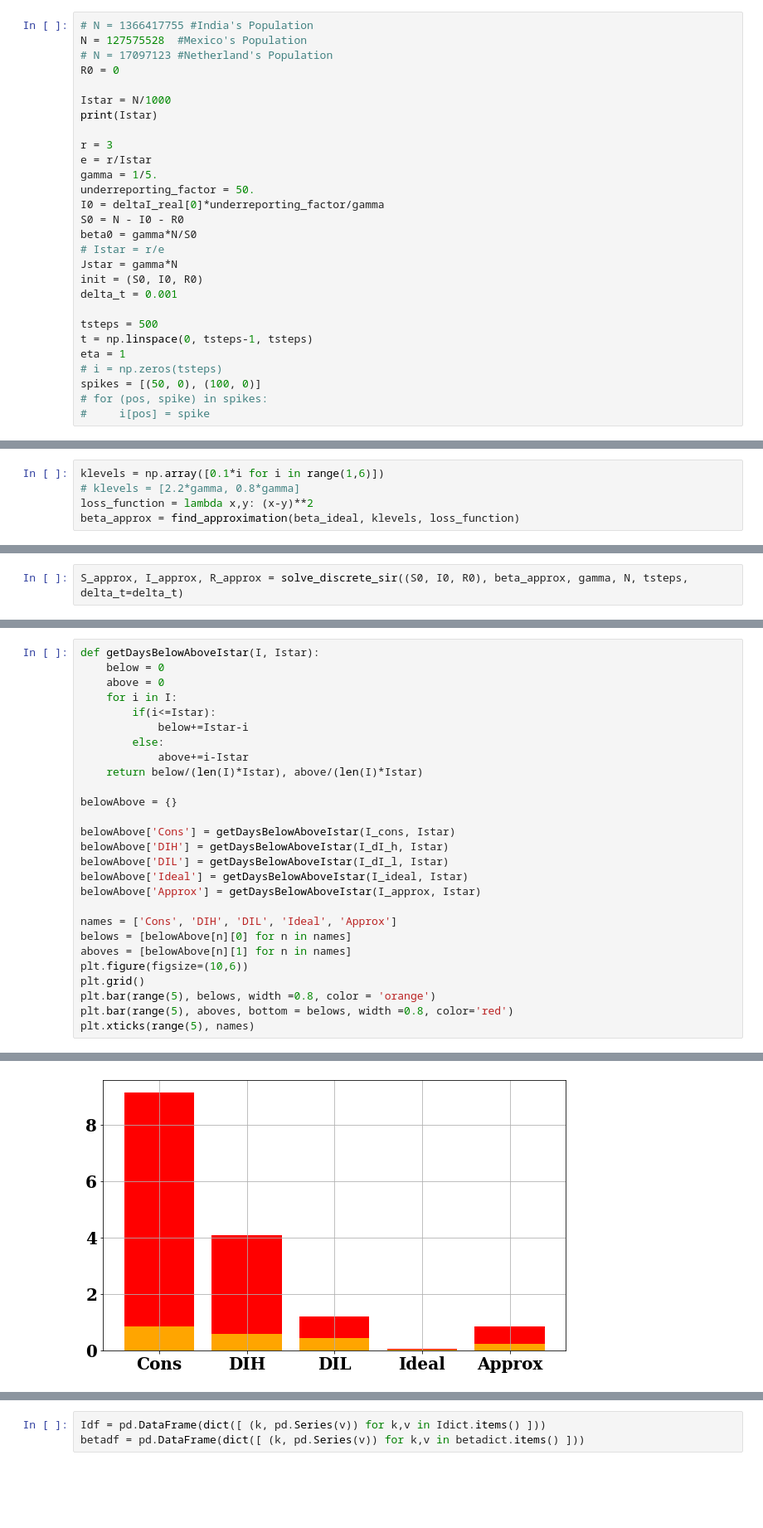
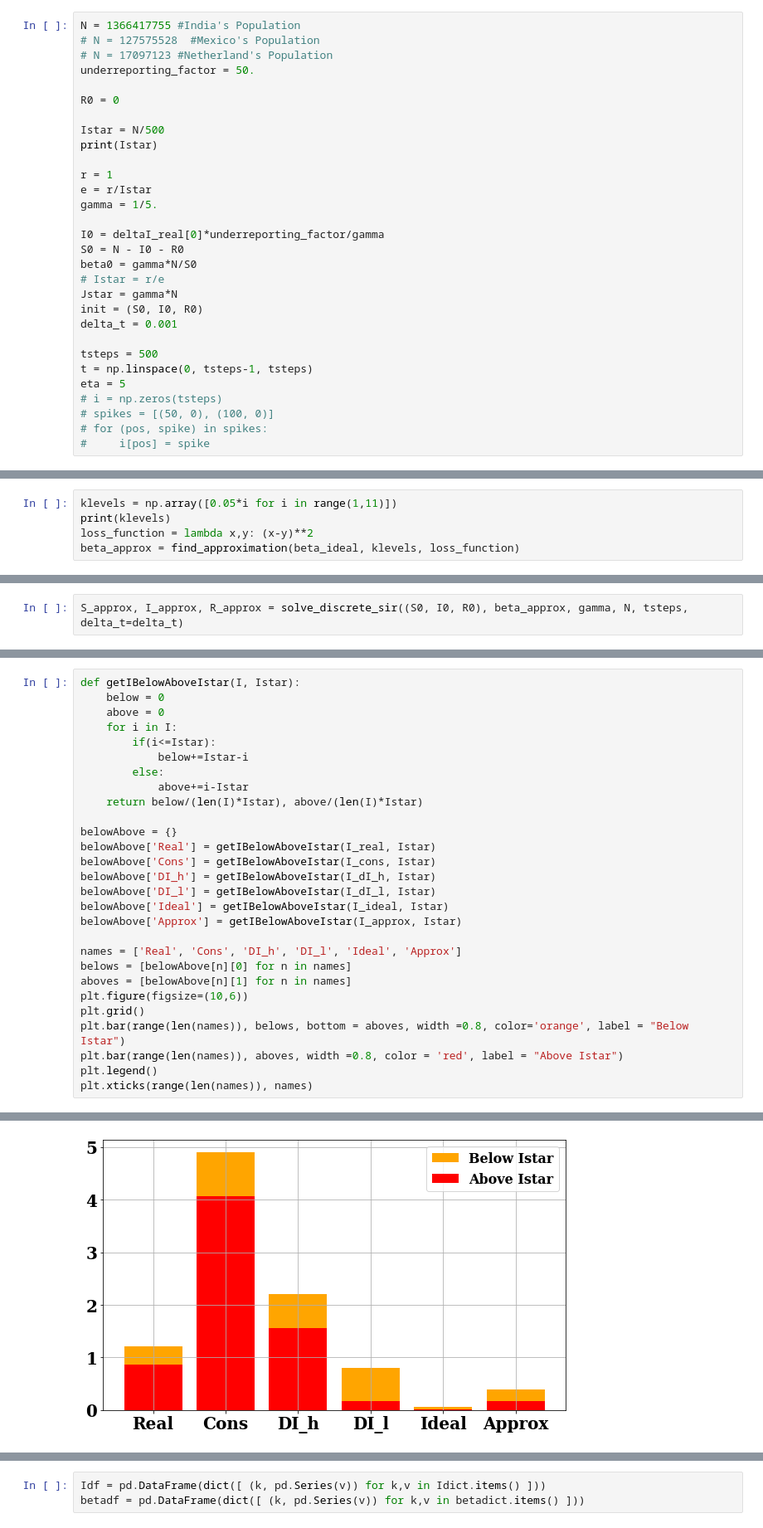
Before and after one commit to dsindiavscovid/CoSIR, a Jupyter notebook: baselines.ipynb, the cells around one changed output, grey strips where cells are left out. Shown at 83% size. Cells and saved outputs as stored; diff of their text form; blank space fills up the shorter version.

```diff
--- a/baselines.ipynb
+++ b/baselines.ipynb
@@ -25,16 +34,18 @@ deltaI_real = np.array([I_real[i]-I_real[i-1] for i in range(1, len(I_real))])
 # %%
-# N = 1366417755 #India's Population
-N = 127575528  #Mexico's Population
+N = 1366417755 #India's Population
+# N = 127575528  #Mexico's Population
 # N = 17097123 #Netherland's Population
+underreporting_factor = 50.
+
 R0 = 0
 
-Istar = N/1000
+Istar = N/500
 print(Istar)
 
-r = 3
+r = 1
 e = r/Istar
 gamma = 1/5.
-underreporting_factor = 50.
+
 I0 = deltaI_real[0]*underreporting_factor/gamma
 S0 = N - I0 - R0
 beta0 = gamma*N/S0
@@ -45,9 +56,9 @@ delta_t = 0.001
 
 tsteps = 500
 t = np.linspace(0, tsteps-1, tsteps)
-eta = 1
+eta = 5
 # i = np.zeros(tsteps)
-spikes = [(50, 0), (100, 0)]
+# spikes = [(50, 0), (100, 0)]
 # for (pos, spike) in spikes:
 #     i[pos] = spike
 # %% [output]
@@ -126,7 +137,7 @@ def find_approximation(beta, klevels, loss_function):
 # %%
 S_ideal, I_ideal, R_ideal, beta_ideal = solve_sir_lv_control(S0, I0, R0, beta0, N, r, e, gamma, eta, t)
 # %%
-klevels = np.array([0.1*i for i in range(1,6)])
-# klevels = [2.2*gamma, 0.8*gamma]
+klevels = np.array([0.05*i for i in range(1,11)])
+print(klevels)
 loss_function = lambda x,y: (x-y)**2
 beta_approx = find_approximation(beta_ideal, klevels, loss_function)
@@ -217,5 +237,5 @@ Approx beta: 1.039
 # %%
-def getDaysBelowAboveIstar(I, Istar):
+def getIBelowAboveIstar(I, Istar):
     below = 0
     above = 0
     for i in I:
@@ -226,21 +246,22 @@ def getDaysBelowAboveIstar(I, Istar):
     return below/(len(I)*Istar), above/(len(I)*Istar)
 
 belowAbove = {}
+belowAbove['Real'] = getIBelowAboveIstar(I_real, Istar)
+belowAbove['Cons'] = getIBelowAboveIstar(I_cons, Istar)
+belowAbove['DI_h'] = getIBelowAboveIstar(I_dI_h, Istar)
+belowAbove['DI_l'] = getIBelowAboveIstar(I_dI_l, Istar)
+belowAbove['Ideal'] = getIBelowAboveIstar(I_ideal, Istar)
+belowAbove['Approx'] = getIBelowAboveIstar(I_approx, Istar)
 
-belowAbove['Cons'] = getDaysBelowAboveIstar(I_cons, Istar)
-belowAbove['DIH'] = getDaysBelowAboveIstar(I_dI_h, Istar)
-belowAbove['DIL'] = getDaysBelowAboveIstar(I_dI_l, Istar)
-belowAbove['Ideal'] = getDaysBelowAboveIstar(I_ideal, Istar)
-belowAbove['Approx'] = getDaysBelowAboveIstar(I_approx, Istar)
-
-names = ['Cons', 'DIH', 'DIL', 'Ideal', 'Approx']
+names = ['Real', 'Cons', 'DI_h', 'DI_l', 'Ideal', 'Approx']
 belows = [belowAbove[n][0] for n in names]
 aboves = [belowAbove[n][1] for n in names]
 plt.figure(figsize=(10,6))
 plt.grid()
-plt.bar(range(5), belows, width =0.8, color = 'orange')
-plt.bar(range(5), aboves, bottom = belows, width =0.8, color='red')
-plt.xticks(range(5), names)
+plt.bar(range(len(names)), belows, bottom = aboves, width =0.8, color='orange', label = "Below Istar")
+plt.bar(range(len(names)), aboves, width =0.8, color = 'red', label = "Above Istar")
+plt.legend()
+plt.xticks(range(len(names)), names)
 # %% [output]
 ([<matplotlib.axis.XTick at 0x...>,
   <matplotlib.axis.XTick at 0x...>,
@@ -251 +273 @@ plt.xticks(range(5), names)
-[figure, old version]
+[figure, new version]
```
Also changed, not shown: parts of 11 cells of this notebook, 2 other files.
